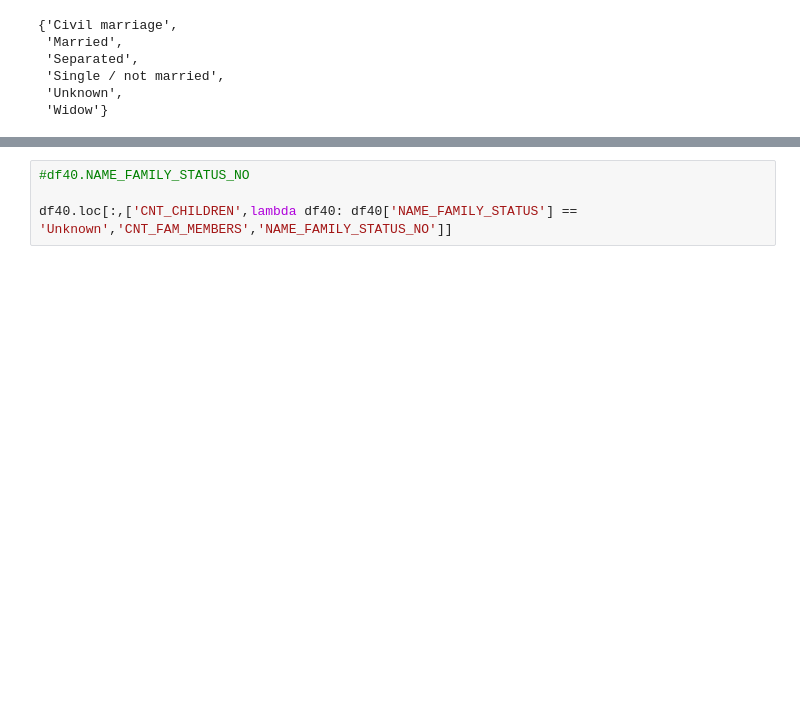
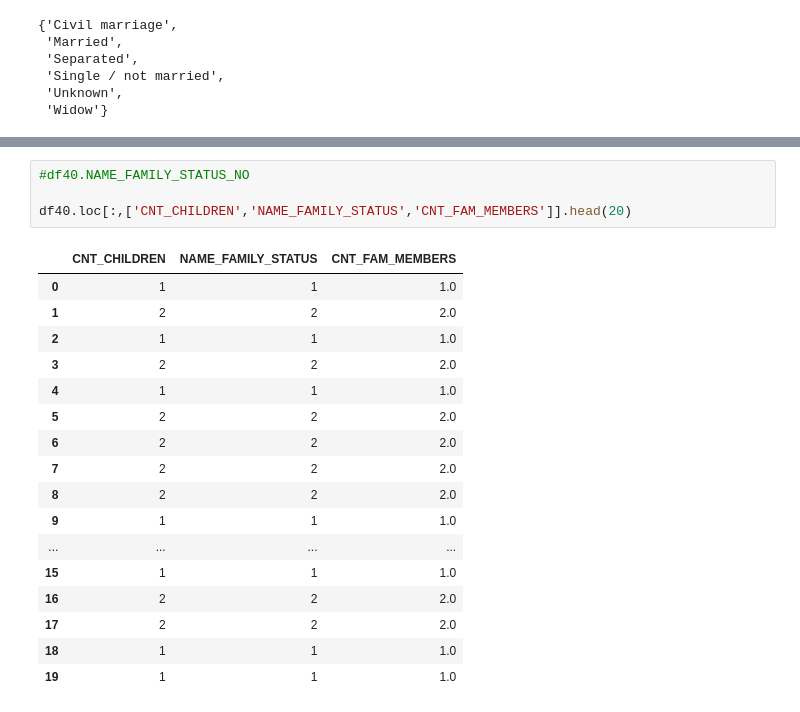
Before and after one commit to ricardoslee/Trabalhos, a Jupyter notebook: AIA/Trabalho1.ipynb, the cells around one changed output, grey strips where cells are left out. Cells and saved outputs as stored; diff of their text form; blank space fills up the shorter version.

```diff
--- a/AIA/Trabalho1.ipynb
+++ b/AIA/Trabalho1.ipynb
@@ -360,4 +334,22 @@ KeyboardInterrupt:
 # %%
 #df40.NAME_FAMILY_STATUS_NO
 
-df40.loc[:,['CNT_CHILDREN',lambda df40: df40['NAME_FAMILY_STATUS'] == 'Unknown','CNT_FAM_MEMBERS','NAME_FAMILY_STATUS_NO']]
+df40.loc[:,['CNT_CHILDREN','NAME_FAMILY_STATUS','CNT_FAM_MEMBERS']].head(20)
+# %% [output]
+|  | CNT_CHILDREN | NAME_FAMILY_STATUS | CNT_FAM_MEMBERS |
+| 0 | 1 | 1 | 1.0 |
+| 1 | 2 | 2 | 2.0 |
+| 2 | 1 | 1 | 1.0 |
+| 3 | 2 | 2 | 2.0 |
+| 4 | 1 | 1 | 1.0 |
+| 5 | 2 | 2 | 2.0 |
+| 6 | 2 | 2 | 2.0 |
+| 7 | 2 | 2 | 2.0 |
+| 8 | 2 | 2 | 2.0 |
+| 9 | 1 | 1 | 1.0 |
+| ... | ... | ... | ... |
+| 15 | 1 | 1 | 1.0 |
+| 16 | 2 | 2 | 2.0 |
+| 17 | 2 | 2 | 2.0 |
+| 18 | 1 | 1 | 1.0 |
+| 19 | 1 | 1 | 1.0 |
```
Also changed, not shown: parts of 45 cells of this notebook, 3 other files.
